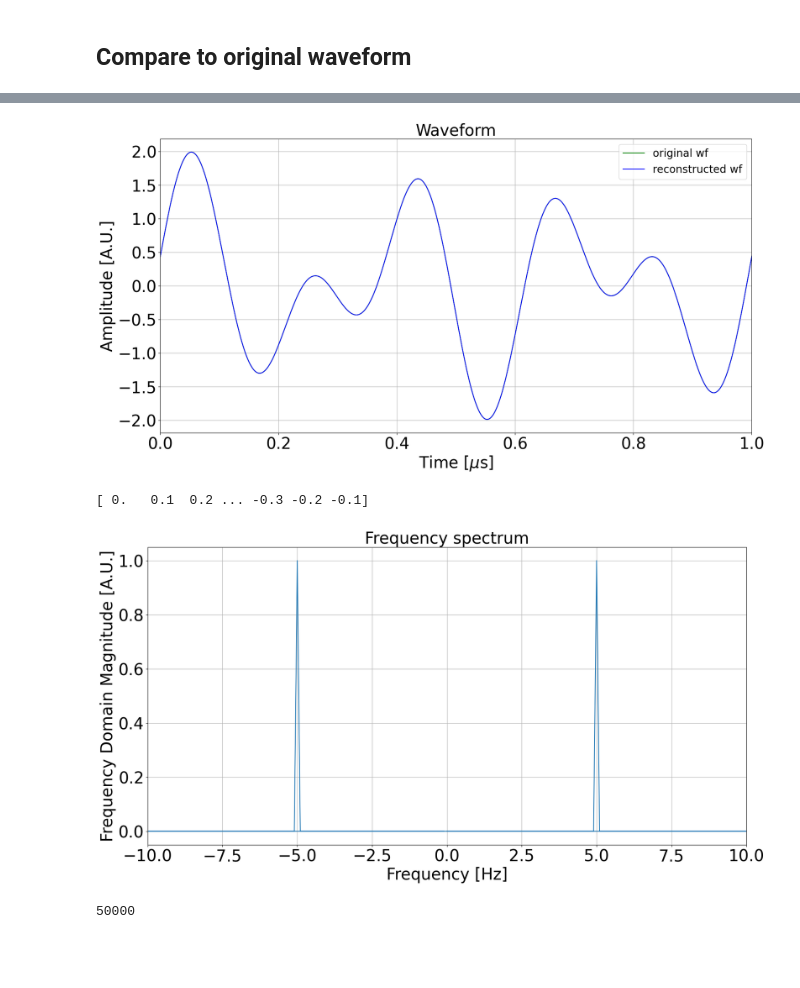
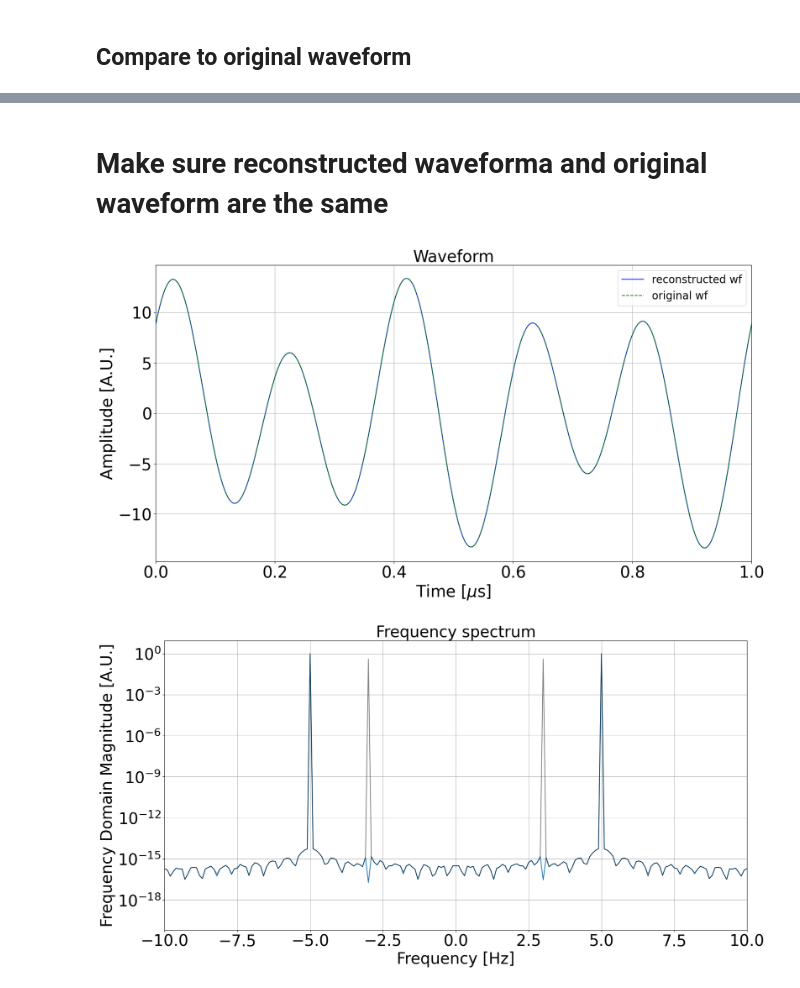
Before and after one commit to giiulia/SummerSchoolProject, a Jupyter notebook: Analysis/3.filtering/method2-simpleinput.ipynb, the cells around one changed output, grey strips where cells are left out. Cells and saved outputs as stored; diff of their text form; code cells hidden in the pictures; blank space fills up the shorter version.

```diff
--- a/Analysis/3.filtering/method2-simpleinput.ipynb
+++ b/Analysis/3.filtering/method2-simpleinput.ipynb
@@ -44,8 +49,8 @@ print(f"f_s = {f_s} = 1/step = {1/step}")
 
 #amplitudes1 = np.sin(5 * 2*np.pi * times + np.pi/2)
 #np.pi/2 is necessary for the fft bc it uses cos
-amplitudes1 = np.sin(5 * 2*np.pi * times )
-amplitudes2 = np.sin(3 * 2*np.pi * times + np.pi/7 )
+amplitudes1 = 10*np.sin(5 * 2*np.pi * times + np.pi/4 )
+amplitudes2 = 4*np.sin(3 * 2*np.pi * times + np.pi/7 )
 amplitudes = amplitudes2 + amplitudes1
 # %% [output]
 [0.0000e+00 2.0000e-04 4.0000e-04 ... 9.9994e+00 9.9996e+00 9.9998e+00]
@@ -86,15 +94,17 @@ len(freqs): 50000
 # %%
-#f_s_new = 10 * freqs[-1]
-#print(f"ridefinition of f_s: {f_s_new}")
+freqs_shifted = fft.fftshift(freqs)
+magnitudes_shifted = fft.fftshift(magnitudes)
+
 plt.figure(figsize=(20, 10))
-plt.plot(freqs, np.abs(magnitudes)/n)
+plt.plot(freqs_shifted, np.abs(magnitudes_shifted)/n)
 plt.title('Frequency spectrum', fontsize = 30)
 plt.xlabel('Frequency [Hz]', fontsize = 30)
 plt.xticks(fontsize = 30)
 plt.ylabel('Frequency Domain Magnitude [A.U.]', fontsize = 30)
 plt.yticks(fontsize = 30)
 #plt.xlim(- f_s / 2, f_s / 2) #freq of time sampling
-plt.xlim(- 10, 10)
+plt.semilogy()
+plt.xlim(- 8, 8)
 plt.grid(True)
 
 #plt.savefig("Results/simple_fft.png", format = "png", bbox_inches="tight")
@@ -159,5 +181,5 @@ f2 = 4
 # %% [markdown]
 ## Filtering
 # %%
-peak_indices, peak_f, peak_phases = filtering_func(freqs, magnitudes, phases, f1, f2)
+noise_fft, peak_f, peak_phases = filtering_func(freqs, magnitudes, phases, f1, f2)
 # %% [output]
@@ -177,9 +199,4 @@ abs_fft[general_peak_indices]: [25000. 25000.]
 peak_f: [ 3. -3.]
 peak_phase: [-1.12199738  1.12199738]
 sum: 2
-# %%
-noise_fft = magnitudes.copy()
-mask = np.ones(len(noise_fft), dtype=bool)
-mask[peak_indices] = False
-noise_fft[mask] = complex(0, 0)
 # %%
@@ -280,7 +286,9 @@ plt.show()
+# %% [markdown]
+# Make sure reconstructed waveforma and original waveform are the same
 # %%
 plt.figure(figsize = (20, 10))
-plt.plot(times, amplitudes, label = 'original wf', color = 'green')
 plt.plot(times, reconstructed_wf.real, label = 'reconstructed wf', color = 'blue') #why real?
+plt.plot(times, amplitudes, label = 'original wf', color = 'green', linestyle = '--')
 
 plt.title('Waveform', fontsize = 30)
 plt.xlabel(r'Time [$\mu$s]', fontsize = 30)
@@ -295,4 +303,4 @@ plt.legend(loc = 'best', fontsize = 20)
 #plt.savefig("Results/simple_ifft.pdf", format = "pdf", bbox_inches="tight")
 plt.show()
 # %% [output]
-[figure, old version]
+[figure, new version]
@@ -299,21 +310,22 @@ plt.show()
 # %%
+reconstructed_filtered_fft_shifted = fft.fftshift(reconstructed_filtered_fft)
+
 plt.figure(figsize=(20, 10))
-plt.plot(freqs, np.abs(reconstructed_filtered_fft)/n)
+plt.plot(freqs_shifted, np.abs(reconstructed_filtered_fft_shifted)/n)
+plt.plot(freqs_shifted, np.abs(magnitudes_shifted)/n, color = 'k', alpha = 0.5)
+
 plt.title('Frequency spectrum', fontsize = 30)
 plt.xlabel('Frequency [Hz]', fontsize = 30)
 plt.xticks(fontsize = 30)
 plt.ylabel('Frequency Domain Magnitude [A.U.]', fontsize = 30)
 plt.yticks(fontsize = 30)
 #plt.xlim(- f_s / 2, f_s / 2) #freq of time sampling
 plt.xlim(-10, 10)
+plt.semilogy()
 plt.grid(True)
-print(freqs)
 
 #plt.savefig("Results/simple_fft.png", format = "png", bbox_inches="tight")
 #plt.savefig("Results/simple_fft.pdf", format = "pdf", bbox_inches="tight")
 plt.show()
-print(np.count_nonzero(np.abs(reconstructed_filtered_fft)/n))
 # %% [output]
-[ 0.   0.1  0.2 ... -0.3 -0.2 -0.1]
-[figure, old version]
+[figure, new version]
-50000
```
Also changed, not shown: parts of 16 cells of this notebook, 5 other files.
